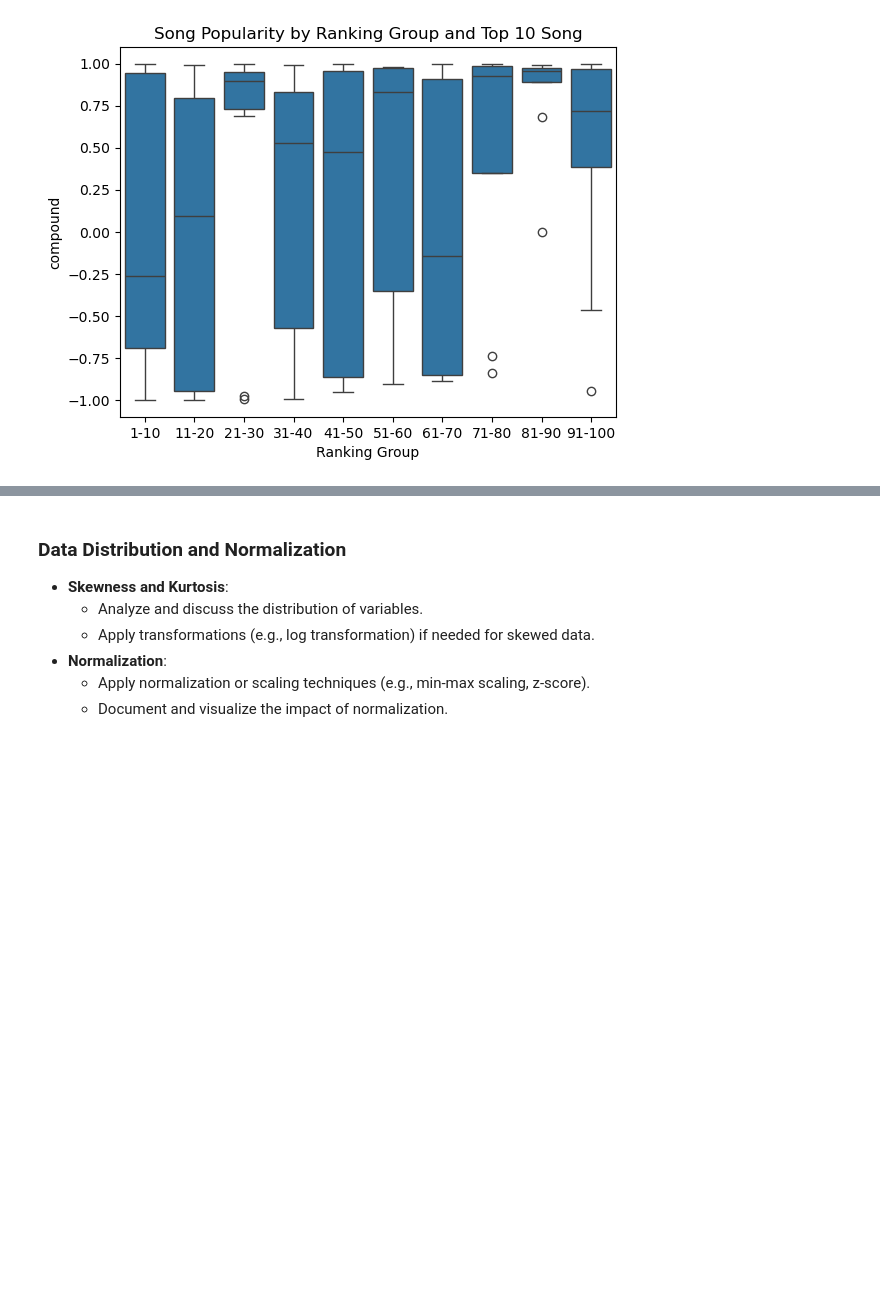
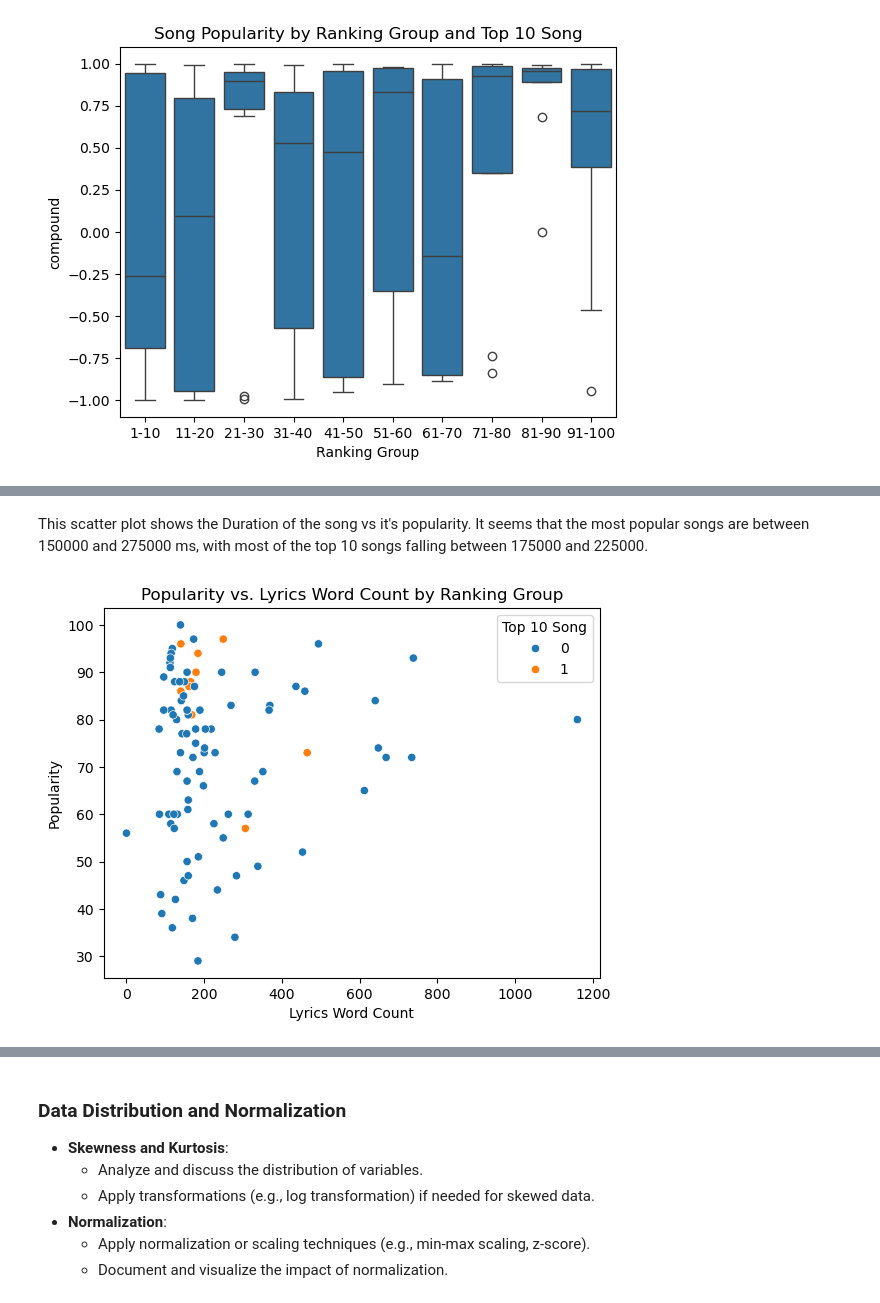
Before and after one commit to satomitheito/Spotify-Song-Analysis, a Jupyter notebook: technical-details/eda/main.ipynb, the cells around one changed output, grey strips where cells are left out. Cells and saved outputs as stored; diff of their text form; code cells hidden in the pictures; blank space fills up the shorter version.

```diff
--- a/technical-details/eda/main.ipynb
+++ b/technical-details/eda/main.ipynb
@@ -317,0 +315,8 @@ This is a graph of the compound
+# %% [markdown]
+This scatter plot shows the Duration of the song vs it's popularity. It seems that the most popular songs are between 150000 and 275000 ms, with most of the top 10 songs falling between 175000 and 225000.
+# %%
+sns.scatterplot(x='Lyrics Word Count', y='Popularity', hue='Top 10 Song', data=df_cl)
+plt.title("Popularity vs. Lyrics Word Count by Ranking Group")
+plt.show()
+# %% [output]
+[figure, added]
```
Also changed, not shown: parts of 8 cells of this notebook, 2 other files.
